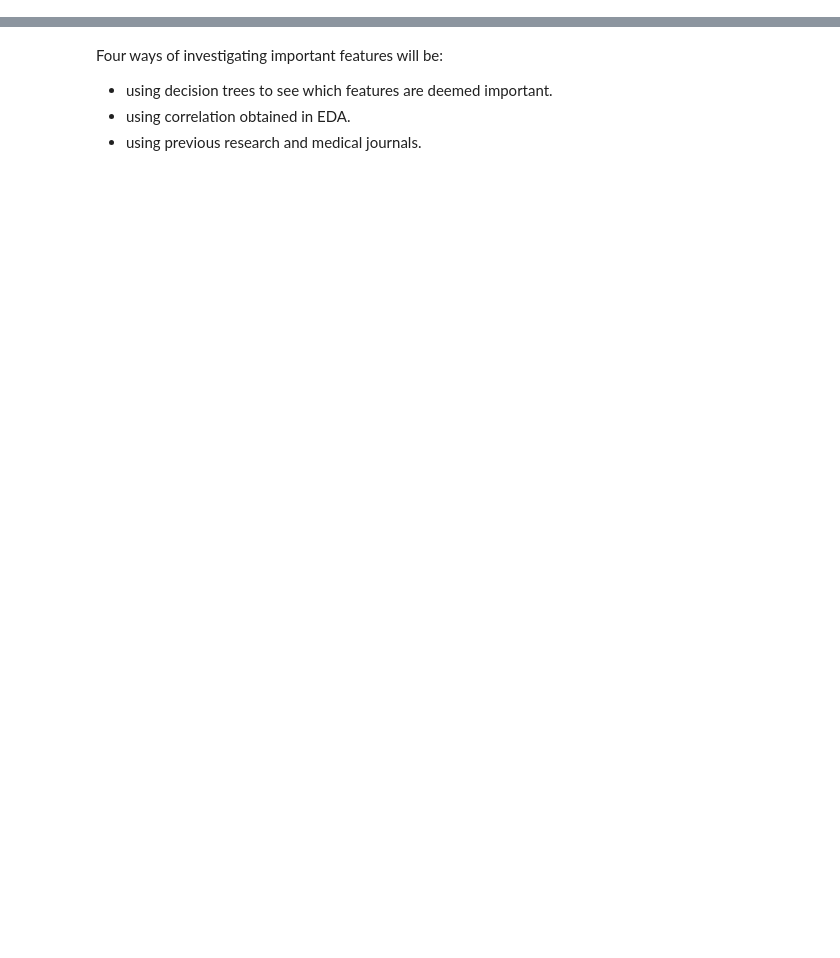
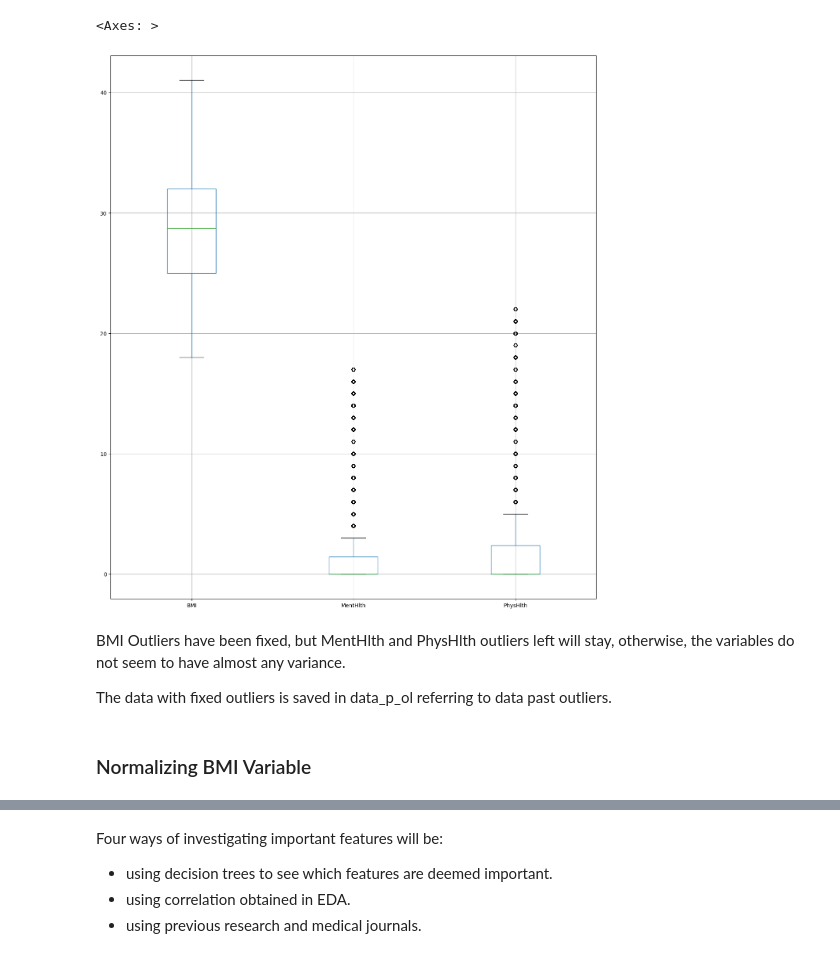
Before and after one commit to thuyr13/DS_2ndreport, a Jupyter notebook: Feature Engineering.ipynb, the cells around one changed output, grey strips where cells are left out. Cells and saved outputs as stored; diff of their text form; code cells hidden in the pictures; blank space fills up the shorter version.

```diff
--- a/Feature Engineering.ipynb
+++ b/Feature Engineering.ipynb
@@ -0,0 +74,50 @@
+# %%
+# Defining variables
+bmi_col = data_p_nzv['BMI'].copy()
+ph_col = data_p_nzv['PhysHlth'].copy()
+mh_col = data_p_nzv['MentHlth'].copy()
+# %%
+# Obtaining outlier tresholds.
+mean_bmi=np.mean(bmi_col)
+std_bmi=np.std(bmi_col)
+tr_bmi= 1.7*std_bmi
+
+mean_ph= np.mean(ph_col)
+std_ph=np.std(ph_col)
+tr_ph= 1.7*std_ph
+
+mean_mh= np.mean(mh_col)
+std_mh=np.std(mh_col)
+tr_mh= 1.7*std_mh
+
+# Identifying outliers
+
+data_p_ol=data_p_nzv.copy()
+data_p_ol.loc[:,'BMI'] = bmi_col[np.abs(bmi_col - mean_bmi) <= tr_bmi]
+data_p_ol.loc[:,'PhysHlth'] = ph_col[np.abs(ph_col - mean_ph) <= tr_ph]
+data_p_ol.loc[:,'MentHlth'] = mh_col[np.abs(mh_col - mean_mh) <= tr_mh]
+
+
+
+# Filling any introduced NaN values
+mean_bmi_u=np.nanmean(data_p_ol['BMI'])
+mean_ph_u=np.nanmean(data_p_ol['PhysHlth'])
+mean_mh_u=np.nanmean(data_p_ol['MentHlth'])
+
+data_p_ol['BMI'].fillna(mean_bmi_u, inplace=True)
+data_p_ol['PhysHlth'].fillna(mean_ph_u, inplace=True)
+data_p_ol['MentHlth'].fillna(mean_mh_u, inplace=True)
+
+# Checking variables after outlier removal
+
+plt.figure(figsize=(16, 18))
+data_p_ol[['BMI','MentHlth','PhysHlth']].boxplot()
+# %% [output]
+<Axes: >
+[figure, added]
+# %% [markdown]
+BMI Outliers have been fixed, but MentHlth and PhysHlth outliers left will stay, otherwise, the variables do not seem to have almost any variance.
+
+The data with fixed outliers is saved in data_p_ol referring to data past outliers.
+# %% [markdown]
+<h3> Normalizing BMI Variable </h3>
```
Also changed, not shown: parts of 13 cells of this notebook, 2 other files.
